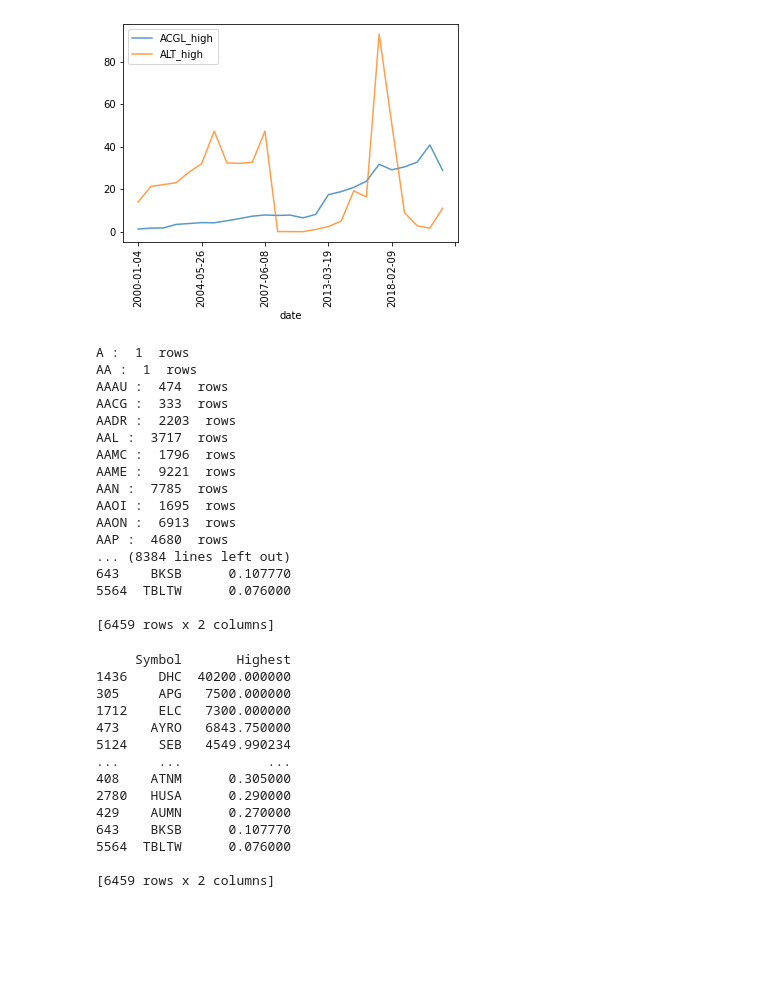
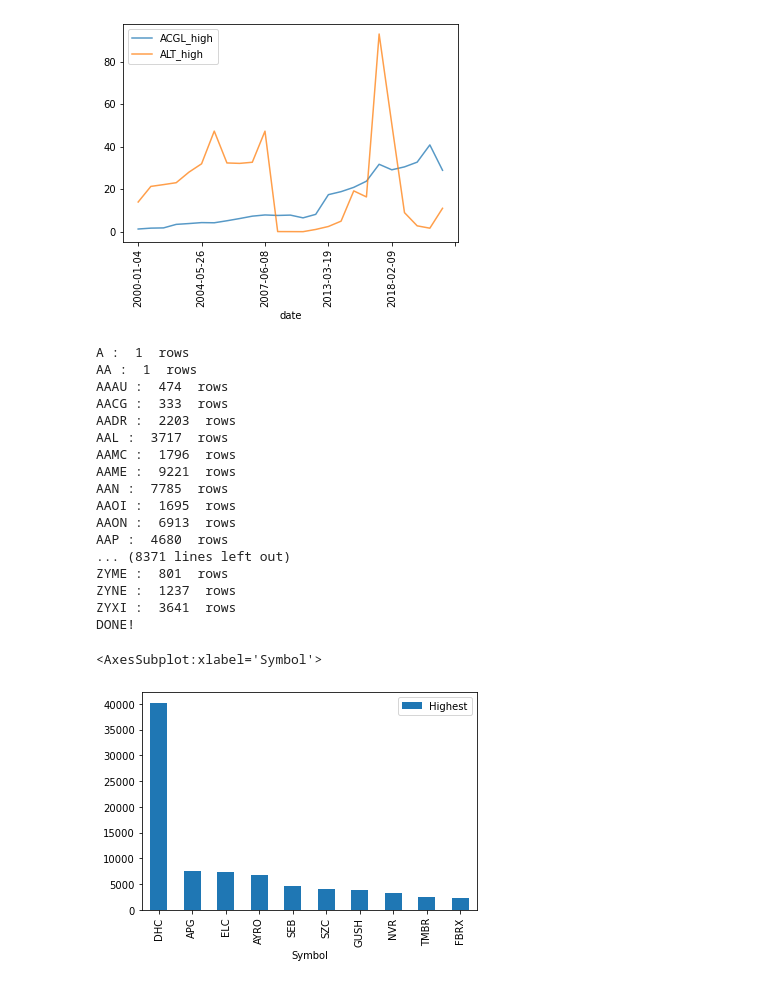
Before and after one commit to U1761249/Data-Processing, a Jupyter notebook: DataAnalysis.ipynb, the cells around one changed output. Drawn from its saved outputs; the diff is of its cells as text; code cells hidden in the pictures; blank space fills up the shorter version.

```diff
--- a/DataAnalysis.ipynb
+++ b/DataAnalysis.ipynb
@@ -137,8 +222,9 @@ plt.tick_params(axis='x', rotation=90)
 # %% [output]
 [figure]
 # %%
-# Get the top 10 stocks for a date
+# Get the top n stocks for a date
 
+n = 10
 searchDate = '2019-05-07'
 
 symbolHeight = pd.DataFrame(columns=['Symbol', 'Highest'])
@@ -174,7 +260,9 @@ for filename in os.listdir(dataDirectory):
     except Exception:
         continue
 symbolHeight = symbolHeight.sort_values(by='Highest', ascending=False)
-print(symbolHeight)
+symbolHeight = symbolHeight[0 : n]
+
+print("DONE!")
 # %% [output]
 A :  1  rows
 AA :  1  rows
@@ -188,25 +276,15 @@ AAN :  7785  rows
 AAOI :  1695  rows
 AAON :  6913  rows
 AAP :  4680  rows
-... (8384 lines left out)
-643    BKSB      0.107770
-5564  TBLTW      0.076000
-
-[6459 rows x 2 columns]
+... (8371 lines left out)
+ZYME :  801  rows
+ZYNE :  1237  rows
+ZYXI :  3641  rows
+DONE!
-# %%
-print (symbolHeight)
-# %% [output]
-     Symbol       Highest
-1436    DHC  40200.000000
-305     APG   7500.000000
-1712    ELC   7300.000000
-473    AYRO   6843.750000
-5124    SEB   4549.990234
-...     ...           ...
-408    ATNM      0.305000
-2780   HUSA      0.290000
-429    AUMN      0.270000
-643    BKSB      0.107770
-5564  TBLTW      0.076000
-
-[6459 rows x 2 columns]
+# %%
+# Graph the highest values for they symbols
+
+symbolHeight.plot.bar(x='Symbol',y='Highest')
+# %% [output]
+<AxesSubplot:xlabel='Symbol'>
+[figure, added]
```
Also changed, not shown: parts of 5 cells of this notebook.
